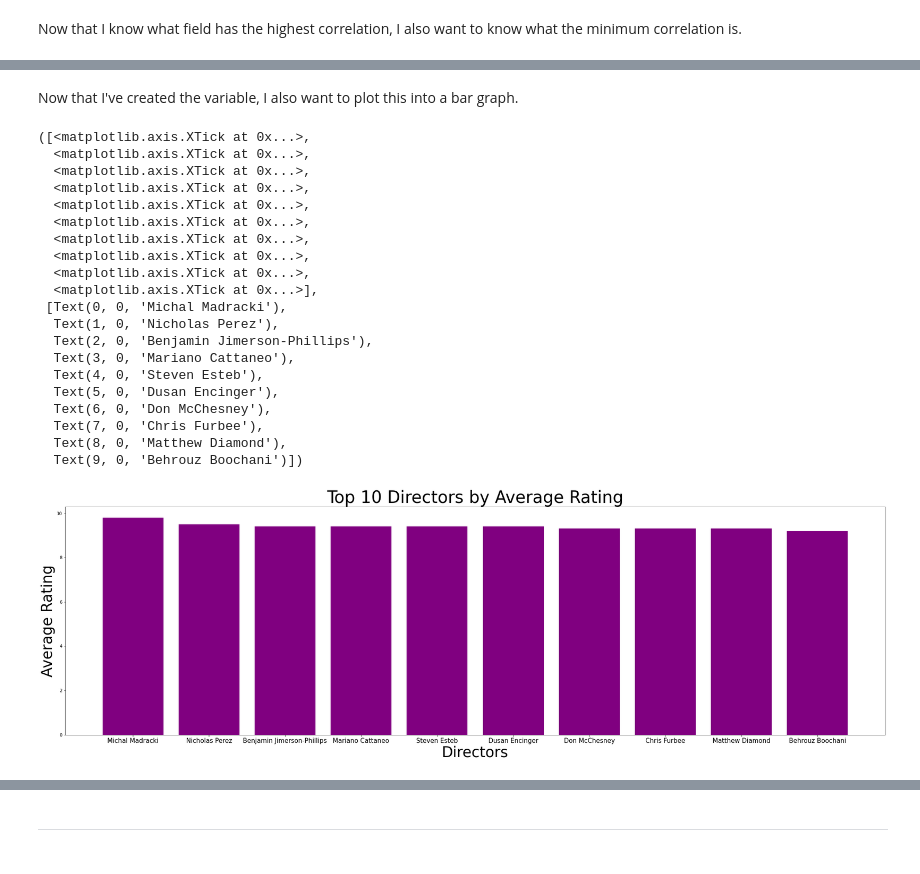
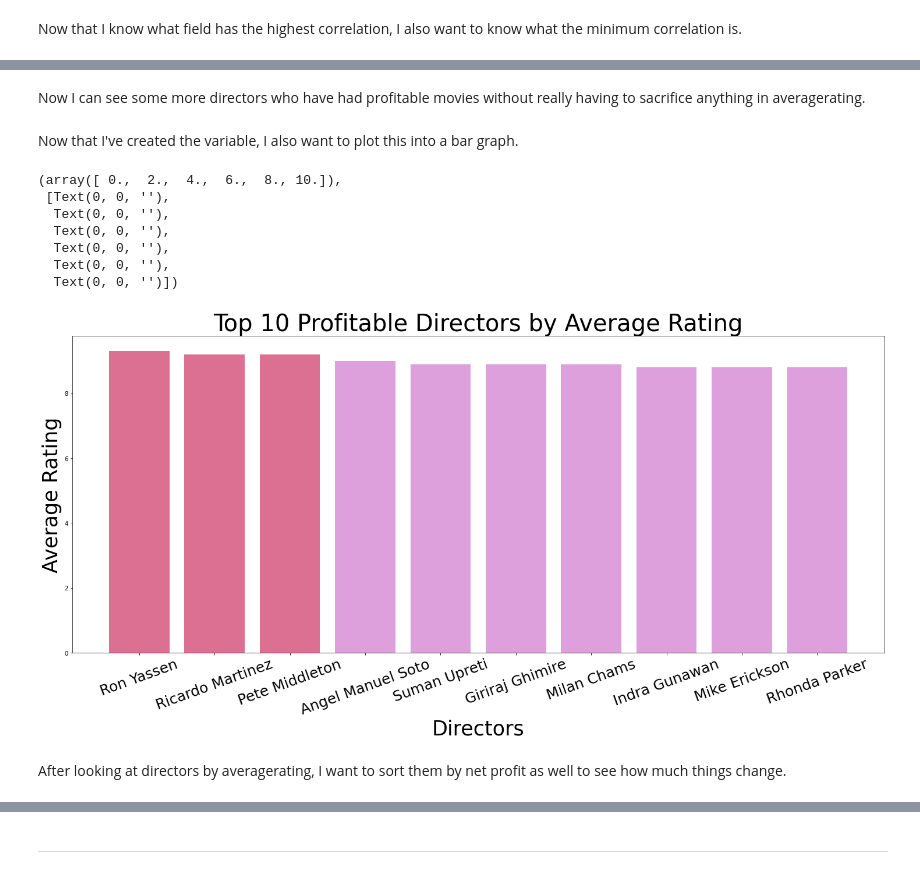
Before and after one commit to deannagould/microsoft-movie-studios, a Jupyter notebook: movie-analysis.ipynb, the cells around one changed output, grey strips where cells are left out. Saved outputs shown, nothing was run; the diff lists cells and outputs as text; code cells hidden in the pictures.

```diff
--- a/movie-analysis.ipynb
+++ b/movie-analysis.ipynb
@@ -791,0 +578,4 @@ all_df.head()
+# %%
+# This line of code will create a new column with genres in a list, split by the commas in between them
+all_df[['genre_list']] = all_df.genres.str.split(',')
+all_df
@@ -955,0 +866,2 @@ Index(['Michal Madracki', 'Nicholas Perez', 'Benjamin Jimerson-Phillips',
+# %%
+director_gby = all_df.groupby(['primary_name']).mean()
@@ -955,0 +870,2 @@ Index(['Michal Madracki', 'Nicholas Perez', 'Benjamin Jimerson-Phillips',
+# %%
+director_sv = director_gby.sort_values(['averagerating'], ascending=False).head(18)
@@ -955,0 +874,2 @@ Index(['Michal Madracki', 'Nicholas Perez', 'Benjamin Jimerson-Phillips',
+# %%
+director_sv_filt = director_sv.loc[director_sv['net_profit'] > 0]
@@ -956,35 +909,27 @@ Index(['Michal Madracki', 'Nicholas Perez', 'Benjamin Jimerson-Phillips',
+# %% [markdown]
+Now I can see some more directors who have had profitable movies without really having to sacrifice anything in averagerating.
 # %% [markdown]
 Now that I've created the variable, I also want to plot this into a bar graph.
 # %%
-plt.figure(figsize=(35, 10))
+plt.figure(figsize=(25, 10))
 
-directors = director_agg.index
-rating = director_agg.averagerating
-plt.bar(range(len(directors)), rating, color='purple')
+directors = director_sv_filt.index
+rating = director_sv_filt.averagerating
+plt.bar(range(len(directors)), rating, color=['palevioletred', 'palevioletred', 'palevioletred', 'plum', 'plum', 'plum', 'plum', 'plum', 'plum', 'plum'])
 
-plt.title('Top 10 Directors by Average Rating', fontsize=40)
+plt.title('Top 10 Profitable Directors by Average Rating', fontsize=40)
 plt.ylabel('Average Rating', fontsize=35)
 plt.xlabel('Directors', fontsize=35)
-plt.xticks(range(len(directors)), directors, fontsize=15)
+plt.xticks(range(len(directors)), directors, fontsize=25, rotation=20)
+plt.yticks()
 # %% [output]
-([<matplotlib.axis.XTick at 0x...>,
-  <matplotlib.axis.XTick at 0x...>,
-  <matplotlib.axis.XTick at 0x...>,
-  <matplotlib.axis.XTick at 0x...>,
-  <matplotlib.axis.XTick at 0x...>,
-  <matplotlib.axis.XTick at 0x...>,
-  <matplotlib.axis.XTick at 0x...>,
-  <matplotlib.axis.XTick at 0x...>,
-  <matplotlib.axis.XTick at 0x...>,
-  <matplotlib.axis.XTick at 0x...>],
- [Text(0, 0, 'Michal Madracki'),
-  Text(1, 0, 'Nicholas Perez'),
-  Text(2, 0, 'Benjamin Jimerson-Phillips'),
-  Text(3, 0, 'Mariano Cattaneo'),
-  Text(4, 0, 'Steven Esteb'),
-  Text(5, 0, 'Dusan Encinger'),
-  Text(6, 0, 'Don McChesney'),
-  Text(7, 0, 'Chris Furbee'),
-  Text(8, 0, 'Matthew Diamond'),
-  Text(9, 0, 'Behrouz Boochani')])
+(array([ 0.,  2.,  4.,  6.,  8., 10.]),
+ [Text(0, 0, ''),
+  Text(0, 0, ''),
+  Text(0, 0, ''),
+  Text(0, 0, ''),
+  Text(0, 0, ''),
+  Text(0, 0, '')])
-[figure, old version]
+[figure, new version]
+# %% [markdown]
+After looking at directors by averagerating, I want to sort them by net profit as well to see how much things change.
```
Also changed, not shown: parts of 275 cells of this notebook, 6 other files.
